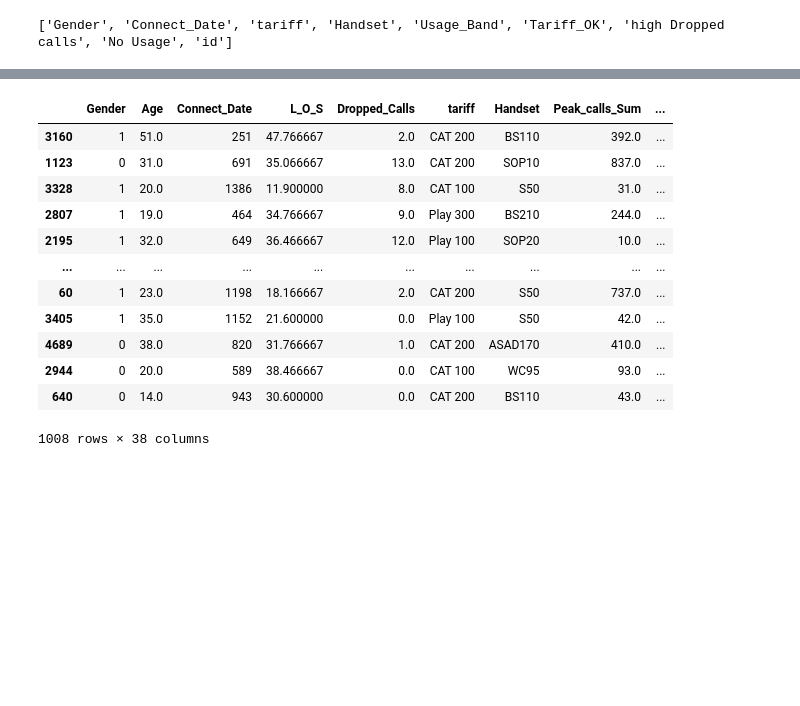
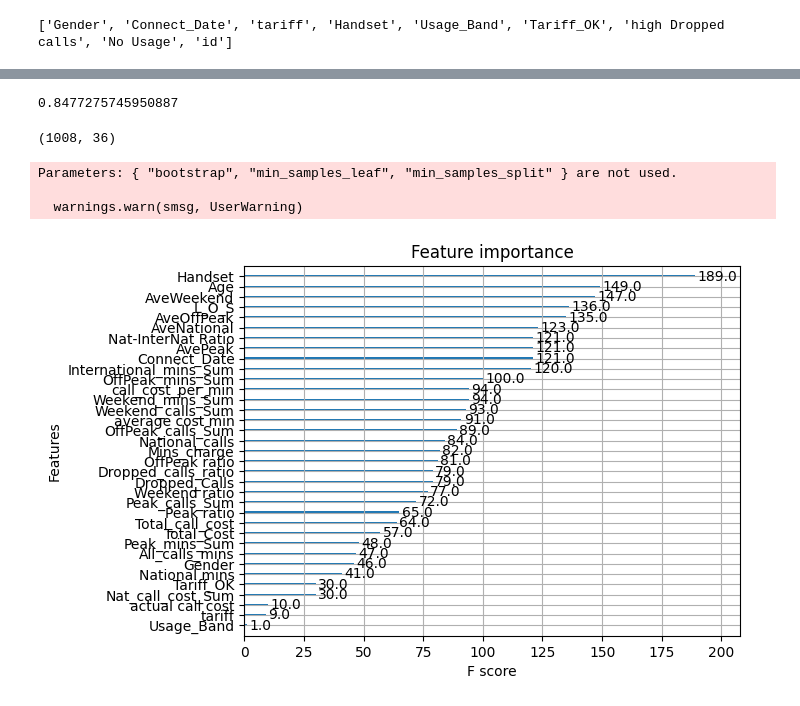
Before and after one commit to camilleecu/AdvancedAnalytics, a Jupyter notebook: Assignment1/assignment-1.ipynb, the cells around one changed output, grey strips where cells are left out. Drawn from its saved outputs; the diff is of its cells as text; code cells hidden in the pictures; blank space fills up the shorter version.

```diff
--- a/Assignment1/assignment-1.ipynb
+++ b/Assignment1/assignment-1.ipynb
@@ -237,0 +286,2 @@ X_train
+# %%
+X_resampled_rf, y_resampled_rf = smote.fit_resample(X_train_rf, y_train)
@@ -237,0 +299,28 @@ X_train
+# %%
+from sklearn.ensemble import RandomForestClassifier
+from sklearn.model_selection import GridSearchCV
+
+#add hyperparameters tuning to the RandomForestClassifier
+
+# Define the hyperparameters
+param_grid = {
+    'n_estimators': [50, 100, 200],
+    'max_depth': [None, 5, 10, 20],
+    'min_samples_split': [2, 5, 10],
+    'min_samples_leaf': [1, 2, 4],
+}
+
+# Instantiate the grid search model
+grid_search = GridSearchCV(estimator=rf, param_grid=param_grid, cv=3, n_jobs=-1, verbose=2)
+
+# Fit the grid search to the data
+grid_search.fit(X_resampled_rf, y_resampled_rf)
+
+# Get the best parameters
+best_params = grid_search.best_params_
+
+# Create a new RandomForestClassifier with the best parameters
+rf_best = RandomForestClassifier(**best_params)
+
+# Fit the new model to the training data
+rf_best.fit(X_resampled_rf, y_resampled_rf)
@@ -238,17 +461,33 @@ X_train
+# %%
+from sklearn.metrics import roc_auc_score
+# Predict the target value using the GridSearchCV object and the X_val data
+y_pred = xgb_model.predict(X_val)
+
+# Generate AUC score
+auc_score = roc_auc_score(y_val, y_pred)
+auc_score
+# %% [output]
+0.8477275745950887
 # %%
-X_val
+X_val.shape
 # %% [output]
-|  | Gender | Age | Connect_Date | L_O_S | Dropped_Calls | tariff | Handset | Peak_calls_Sum | ... |
-| 3160 | 1 | 51.0 | 251 | 47.766667 | 2.0 | CAT 200 | BS110 | 392.0 | ... |
-| 1123 | 0 | 31.0 | 691 | 35.066667 | 13.0 | CAT 200 | SOP10 | 837.0 | ... |
-| 3328 | 1 | 20.0 | 1386 | 11.900000 | 8.0 | CAT 100 | S50 | 31.0 | ... |
-| 2807 | 1 | 19.0 | 464 | 34.766667 | 9.0 | Play 300 | BS210 | 244.0 | ... |
-| 2195 | 1 | 32.0 | 649 | 36.466667 | 12.0 | Play 100 | SOP20 | 10.0 | ... |
-| ... | ... | ... | ... | ... | ... | ... | ... | ... | ... |
-| 60 | 1 | 23.0 | 1198 | 18.166667 | 2.0 | CAT 200 | S50 | 737.0 | ... |
-| 3405 | 1 | 35.0 | 1152 | 21.600000 | 0.0 | Play 100 | S50 | 42.0 | ... |
-| 4689 | 0 | 38.0 | 820 | 31.766667 | 1.0 | CAT 200 | ASAD170 | 410.0 | ... |
-| 2944 | 0 | 20.0 | 589 | 38.466667 | 0.0 | CAT 100 | WC95 | 93.0 | ... |
-| 640 | 0 | 14.0 | 943 | 30.600000 | 0.0 | CAT 200 | BS110 | 43.0 | ... |
-1008 rows × 38 columns
+(1008, 36)
+# %%
+from xgboost import plot_importance
+import matplotlib.pyplot as plt
+
+# Instantiate XGBClassifier with the best parameters
+xgb_clf = XGBClassifier(**best_params)
+
+# Fit the model to the training data
+xgb_clf.fit(X_train, y_train)
+
+# Plot feature importance
+plot_importance(xgb_clf)
+plt.show()
+# %% [output]
+Parameters: { "bootstrap", "min_samples_leaf", "min_samples_split" } are not used.
+
+  warnings.warn(smsg, UserWarning)
+[figure, added]
 # %% [markdown]
```
Also changed, not shown: parts of 84 cells of this notebook, 2 other files.
